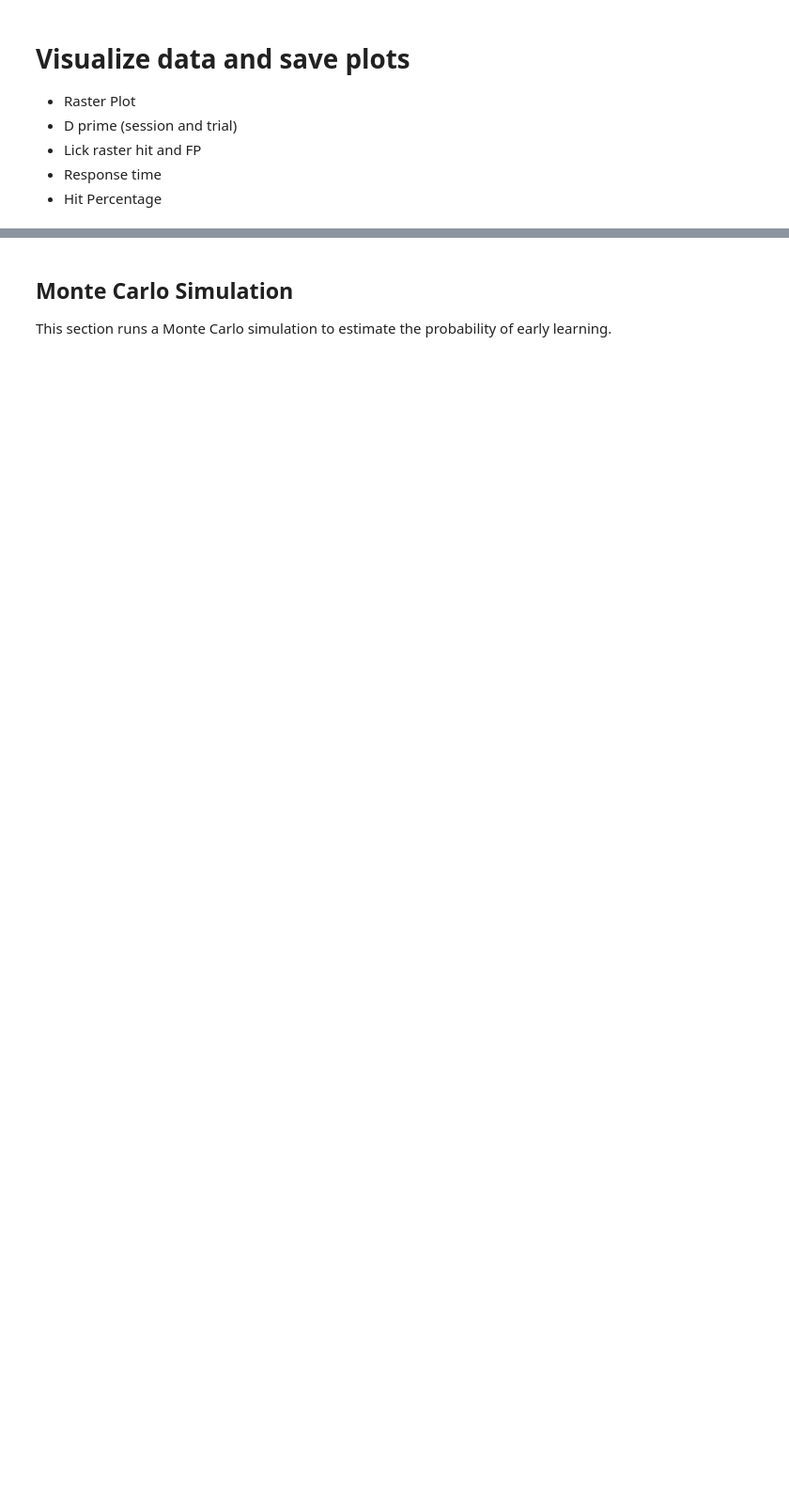
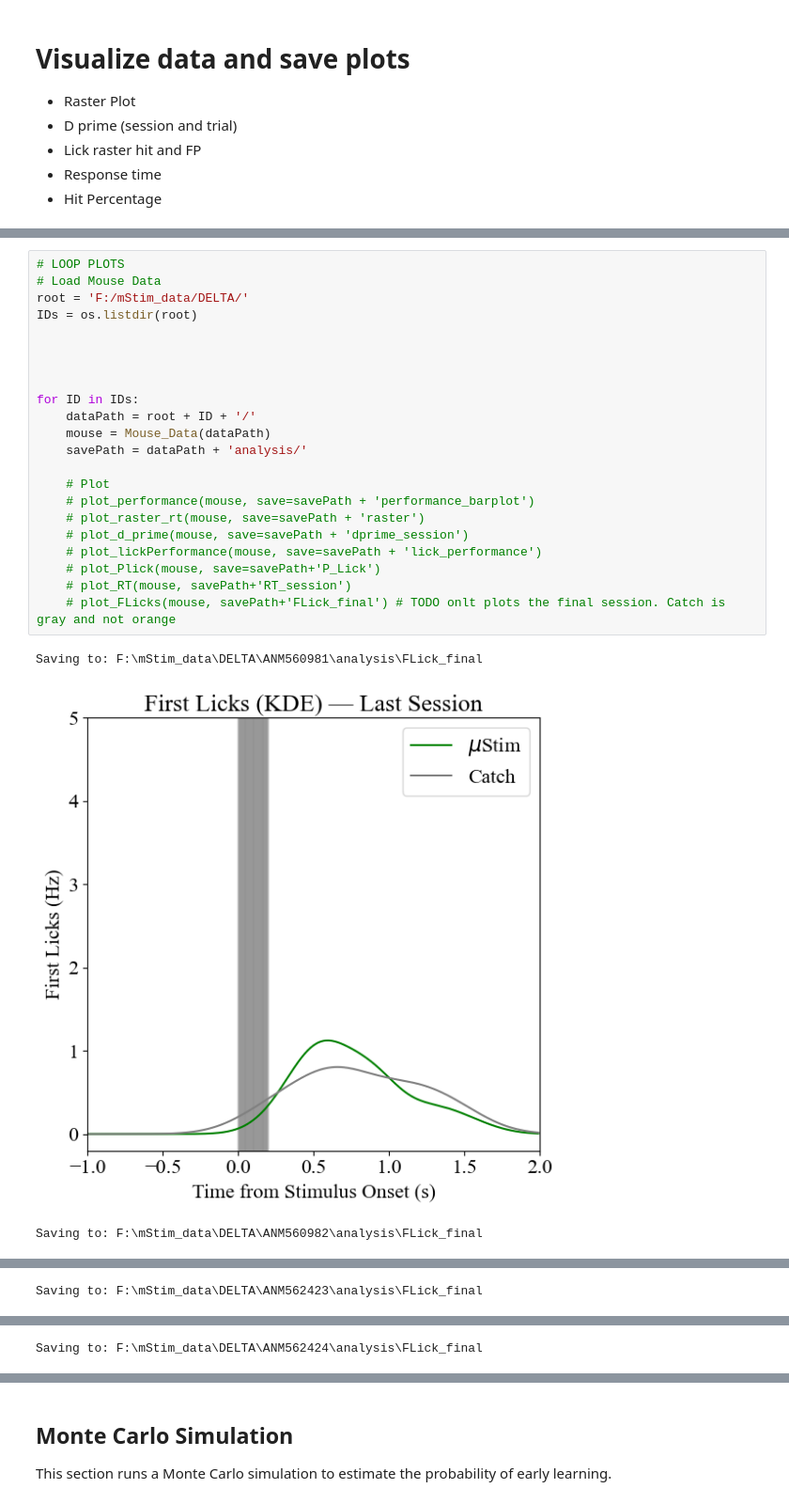
Before and after one commit to mik-schutte/Microstimulation, a Jupyter notebook: code/individualAnalysis.ipynb, the cells around one changed output, grey strips where cells are left out. Shown at 94% size. Drawn from its saved outputs; the diff is of its cells as text; blank space fills up the shorter version.

```diff
--- a/code/individualAnalysis.ipynb
+++ b/code/individualAnalysis.ipynb
@@ -277,0 +62,26 @@ for n, mouse in enumerate(mice):
+# %%
+# LOOP PLOTS
+# Load Mouse Data
+root = 'F:/mStim_data/DELTA/'
+IDs = os.listdir(root)
+
+
+
+
+for ID in IDs:
+    dataPath = root + ID + '/'
+    mouse = Mouse_Data(dataPath)
+    savePath = dataPath + 'analysis/'
+
+    # Plot
+    # plot_performance(mouse, save=savePath + 'performance_barplot')
+    # plot_raster_rt(mouse, save=savePath + 'raster')
+    # plot_d_prime(mouse, save=savePath + 'dprime_session')
+    # plot_lickPerformance(mouse, save=savePath + 'lick_performance')
+    # plot_Plick(mouse, save=savePath+'P_Lick')
+    # plot_RT(mouse, savePath+'RT_session')
+    # plot_FLicks(mouse, savePath+'FLick_final') # TODO onlt plots the final session. Catch is gray and not orange
+# %% [output]
+Saving to: F:\mStim_data\DELTA\ANM560981\analysis\FLick_final
+[figure, added]
+Saving to: F:\mStim_data\DELTA\ANM560982\analysis\FLick_final
@@ -277,0 +89 @@ for n, mouse in enumerate(mice):
+Saving to: F:\mStim_data\DELTA\ANM562423\analysis\FLick_final
@@ -277,0 +91 @@ for n, mouse in enumerate(mice):
+Saving to: F:\mStim_data\DELTA\ANM562424\analysis\FLick_final
```
Also changed, not shown: parts of 8 cells of this notebook.
